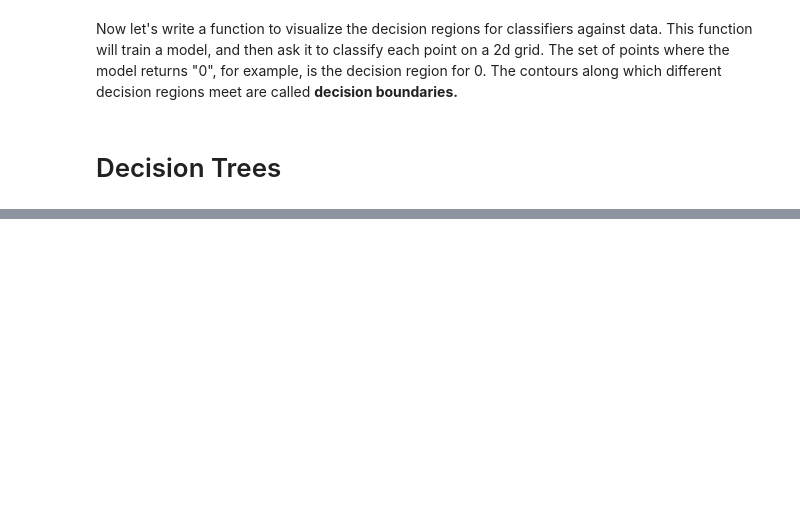
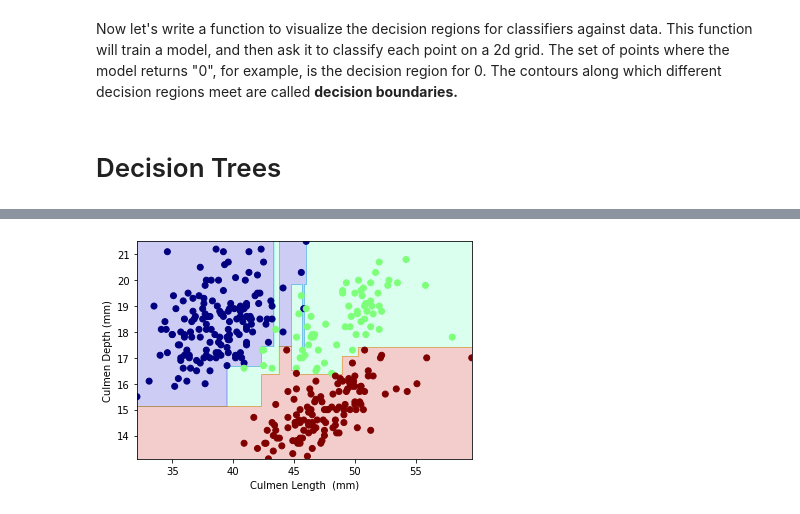
Before and after one commit to PhilChodrow/PIC16A, a Jupyter notebook: Content_Mike/LiveLectures/Notes0224.ipynb, the cells around one changed output, grey strips where cells are left out. Cells and saved outputs as stored; diff of their text form; code cells hidden in the pictures; blank space fills up the shorter version.

```diff
--- a/Content_Mike/LiveLectures/Notes0224.ipynb
+++ b/Content_Mike/LiveLectures/Notes0224.ipynb
@@ -139,0 +180,5 @@ def plot_regions(c,X,y):
+# %%
+T=tree.DecisionTreeClassifier(max_depth=50)
+plot_regions(T,X,y)
+# %% [output]
+[figure, added]
```
Also changed, not shown: parts of 21 cells of this notebook, 22 other files.
